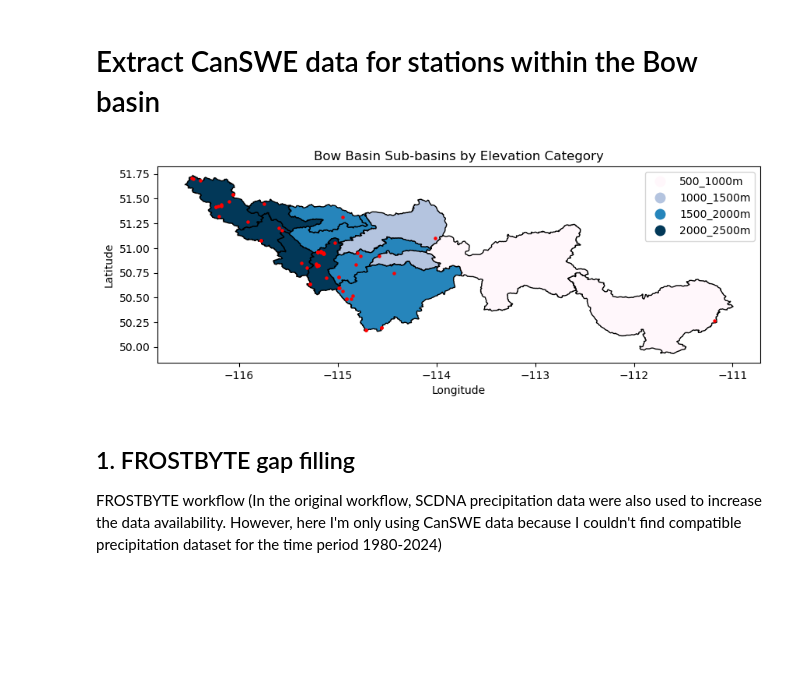
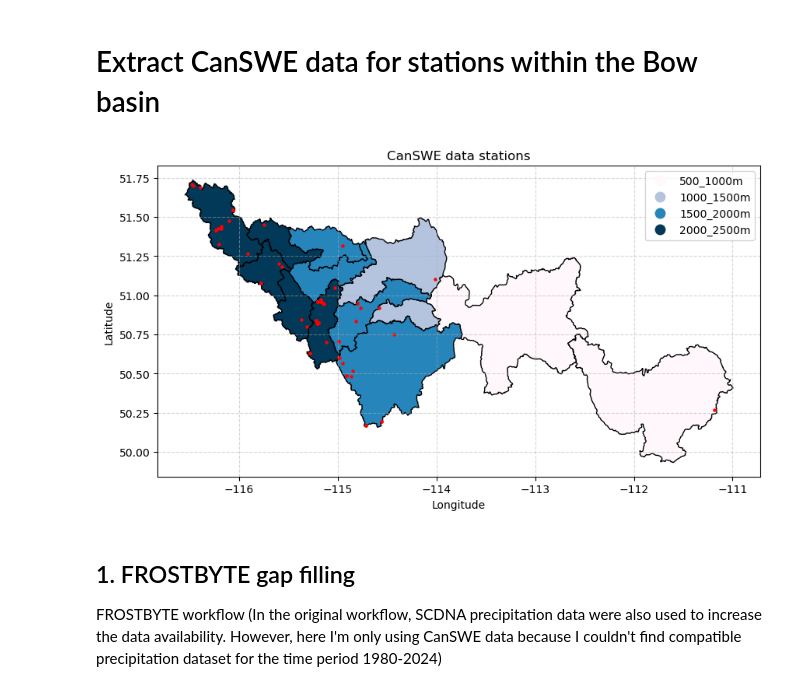
Before and after one commit to hasithajayamaha/snowdroughtindex-main, a Jupyter notebook: notebooks/workflows/0.2_gapfilling_data_preparation_workflow.ipynb, the cells around one changed output. Saved outputs shown, nothing was run; the diff lists cells and outputs as text; code cells hidden in the pictures; blank space fills up the shorter version.

```diff
--- a/notebooks/workflows/0.2_gapfilling_data_preparation_workflow.ipynb
+++ b/notebooks/workflows/0.2_gapfilling_data_preparation_workflow.ipynb
@@ -50,7 +29,7 @@ First, we'll load the SWE data and other required datasets.
 canswe_path = r"C:\Users\walimunige.rupasingh\OneDrive - University of Calgary\Documents\GitHub\snowdroughtindex-main\data\input_data\CanSWE\CanSWE-CanEEN_1928-2024_v7.nc"
 casr_swe = r"C:\Users\walimunige.rupasingh\OneDrive - University of Calgary\Documents\GitHub\snowdroughtindex-main\data\input_data\CASR_SWE\\"
 casr_precipitation = r"C:\Users\walimunige.rupasingh\OneDrive - University of Calgary\Documents\GitHub\snowdroughtindex-main\data\input_data\CASR_Precipitation\\"
-basin_path = r"C:\Users\walimunige.rupasingh\OneDrive - University of Calgary\Documents\GitHub\snowdroughtindex-main\data\output_data\elevation\Bow_elevation_with_stats.shp"
+basin_path = r"C:\Users\walimunige.rupasingh\OneDrive - University of Calgary\Documents\GitHub\snowdroughtindex-main\data\input_data\Elevation\Bow_elevation_combined.shp"
 output_data = r"C:\Users\walimunige.rupasingh\OneDrive - University of Calgary\Documents\GitHub\snowdroughtindex-main\data\output_data\\"
 output_plots = r"C:\Users\walimunige.rupasingh\OneDrive - University of Calgary\Documents\GitHub\snowdroughtindex-main\data\output_plots\\"
 # %%
@@ -88,29 +67,30 @@ bow_canswe.to_netcdf(output_data + 'bow_canswe.nc')
 # %%
 # Plot Bow basin polygons colored by elevation category
 fig, ax = plt.subplots(figsize=(10, 10))
 
 # Create elevation class column based on 'mean' elevation
 bins = [500, 1000, 1500, 2000, 2500]
 labels = ['500_1000m', '1000_1500m', '1500_2000m', '2000_2500m']
 bow_basin['elev_class'] = pd.cut(bow_basin['mean'], bins=bins, labels=labels, include_lowest=True, right=False)
 
 # Ensure elev_class is a categorical type with desired order
 bow_basin['elev_class'] = pd.Categorical(
     bow_basin['elev_class'],
     categories=labels,
     ordered=True
 )
 
 bow_basin.plot(ax=ax, column='elev_class', cmap='PuBu', legend=True, edgecolor='black')
 # Add station points
 stations_in_basin.plot(ax=ax, color='red', markersize=5, label='Stations')
-ax.set_title('Bow Basin Sub-basins by Elevation Category')
+ax.set_title('CanSWE data stations')
+ax.grid(True, linestyle='--', alpha=0.5)
 ax.set_xlabel('Longitude')
 ax.set_ylabel('Latitude')
 plt.savefig(output_plots + 'bow_basin_by_elev_class.png', dpi=300)
 plt.show()
 # %% [output]
-[figure, old version]
+[figure, new version]
 # %% [markdown]
 ## 1. FROSTBYTE gap filling
 
```
Also changed, not shown: parts of 1 cell of this notebook, 2 other files.
